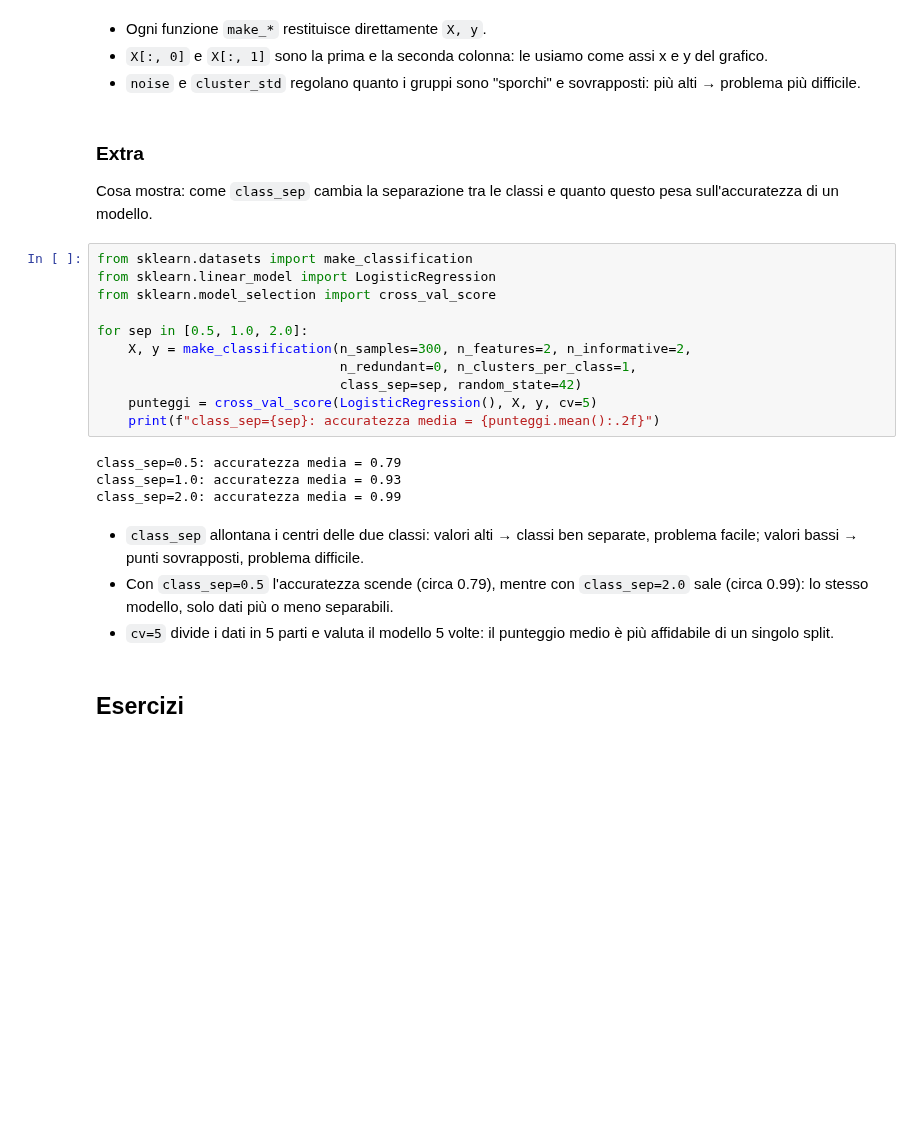
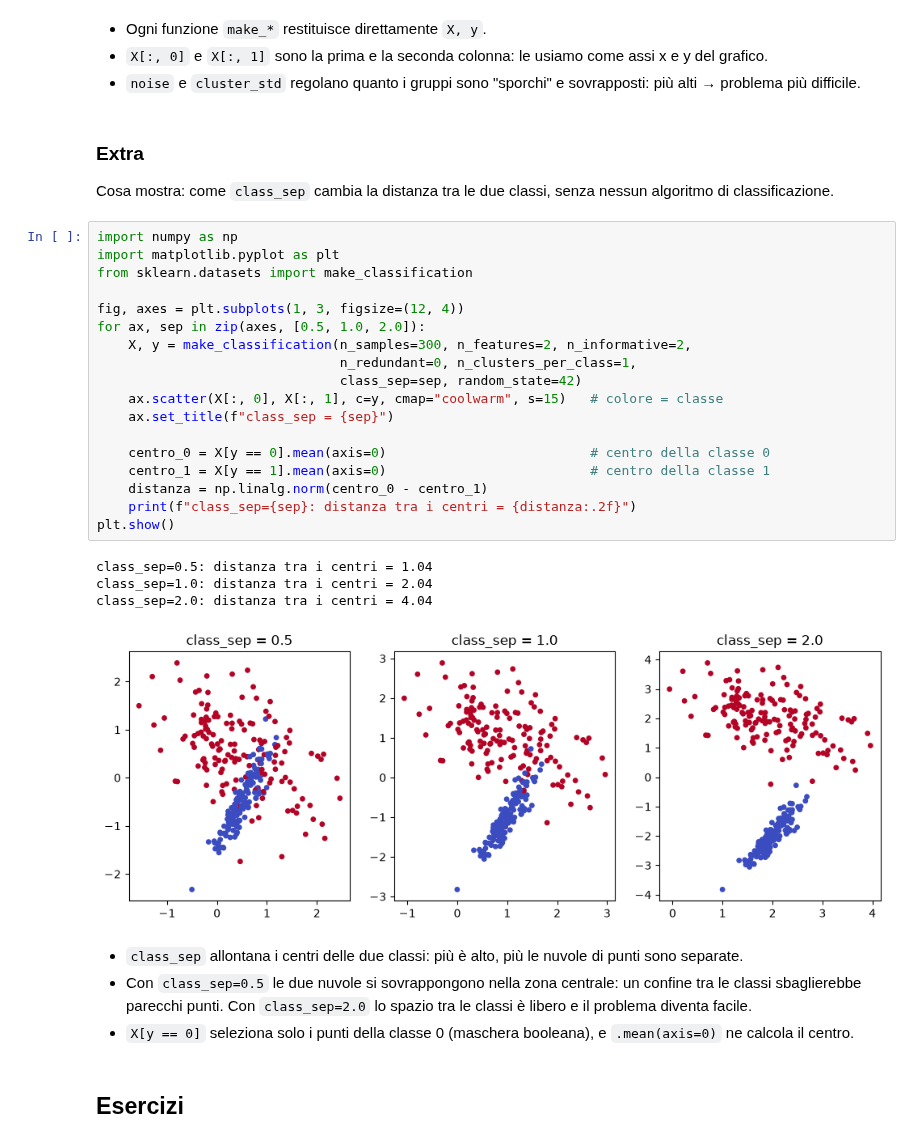
Before and after one commit to MaSTERmIKK/Aula_PythonAi_Ottobre, a Jupyter notebook: CorsoIt/14_Lunedi_26/giorno-1-fondamenti-ml.ipynb, the cells around one changed output. Cells and saved outputs as stored; diff of their text form; blank space fills up the shorter version.

```diff
--- a/CorsoIt/14_Lunedi_26/giorno-1-fondamenti-ml.ipynb
+++ b/CorsoIt/14_Lunedi_26/giorno-1-fondamenti-ml.ipynb
@@ -499,26 +499,34 @@ plt.show()
 - `noise` e `cluster_std` regolano quanto i gruppi sono "sporchi" e sovrapposti: più alti → problema più difficile.
 # %% [markdown]
 ### Extra
-Cosa mostra: come `class_sep` cambia la separazione tra le classi e quanto questo pesa sull'accuratezza di un modello.
+Cosa mostra: come `class_sep` cambia la distanza tra le due classi, senza nessun algoritmo di classificazione.
-# %%
-from sklearn.datasets import make_classification
-from sklearn.linear_model import LogisticRegression
-from sklearn.model_selection import cross_val_score
-
-for sep in [0.5, 1.0, 2.0]:
-    X, y = make_classification(n_samples=300, n_features=2, n_informative=2,
-                               n_redundant=0, n_clusters_per_class=1,
-                               class_sep=sep, random_state=42)
-    punteggi = cross_val_score(LogisticRegression(), X, y, cv=5)
-    print(f"class_sep={sep}: accuratezza media = {punteggi.mean():.2f}")
-# %% [output]
-class_sep=0.5: accuratezza media = 0.79
-class_sep=1.0: accuratezza media = 0.93
-class_sep=2.0: accuratezza media = 0.99
-# %% [markdown]
-- `class_sep` allontana i centri delle due classi: valori alti → classi ben separate, problema facile; valori bassi → punti sovrapposti, problema difficile.
-- Con `class_sep=0.5` l'accuratezza scende (circa 0.79), mentre con `class_sep=2.0` sale (circa 0.99): lo stesso modello, solo dati più o meno separabili.
-- `cv=5` divide i dati in 5 parti e valuta il modello 5 volte: il punteggio medio è più affidabile di un singolo split.
+# %%
+import numpy as np
+import matplotlib.pyplot as plt
+from sklearn.datasets import make_classification
+
+fig, axes = plt.subplots(1, 3, figsize=(12, 4))
+for ax, sep in zip(axes, [0.5, 1.0, 2.0]):
+    X, y = make_classification(n_samples=300, n_features=2, n_informative=2,
+                               n_redundant=0, n_clusters_per_class=1,
+                               class_sep=sep, random_state=42)
+    ax.scatter(X[:, 0], X[:, 1], c=y, cmap="coolwarm", s=15)   # colore = classe
+    ax.set_title(f"class_sep = {sep}")
+
+    centro_0 = X[y == 0].mean(axis=0)                          # centro della classe 0
+    centro_1 = X[y == 1].mean(axis=0)                          # centro della classe 1
+    distanza = np.linalg.norm(centro_0 - centro_1)
+    print(f"class_sep={sep}: distanza tra i centri = {distanza:.2f}")
+plt.show()
+# %% [output]
+class_sep=0.5: distanza tra i centri = 1.04
+class_sep=1.0: distanza tra i centri = 2.04
+class_sep=2.0: distanza tra i centri = 4.04
+[figure, added]
+# %% [markdown]
+- `class_sep` allontana i centri delle due classi: più è alto, più le nuvole di punti sono separate.
+- Con `class_sep=0.5` le due nuvole si sovrappongono nella zona centrale: un confine tra le classi sbaglierebbe parecchi punti. Con `class_sep=2.0` lo spazio tra le classi è libero e il problema diventa facile.
+- `X[y == 0]` seleziona solo i punti della classe 0 (maschera booleana), e `.mean(axis=0)` ne calcola il centro.
 # %% [markdown]
 ## Esercizi
 # %% [markdown]
```
